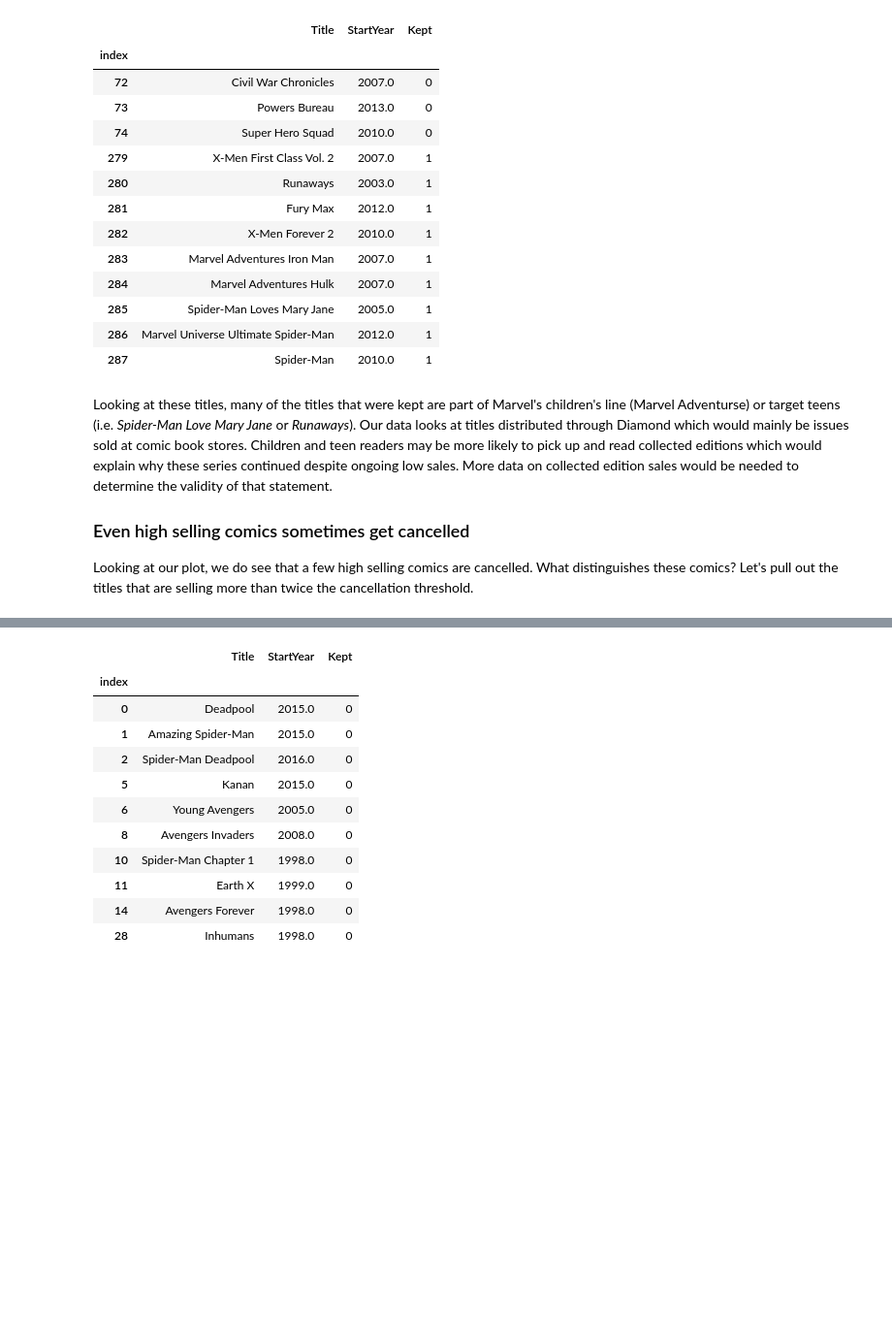
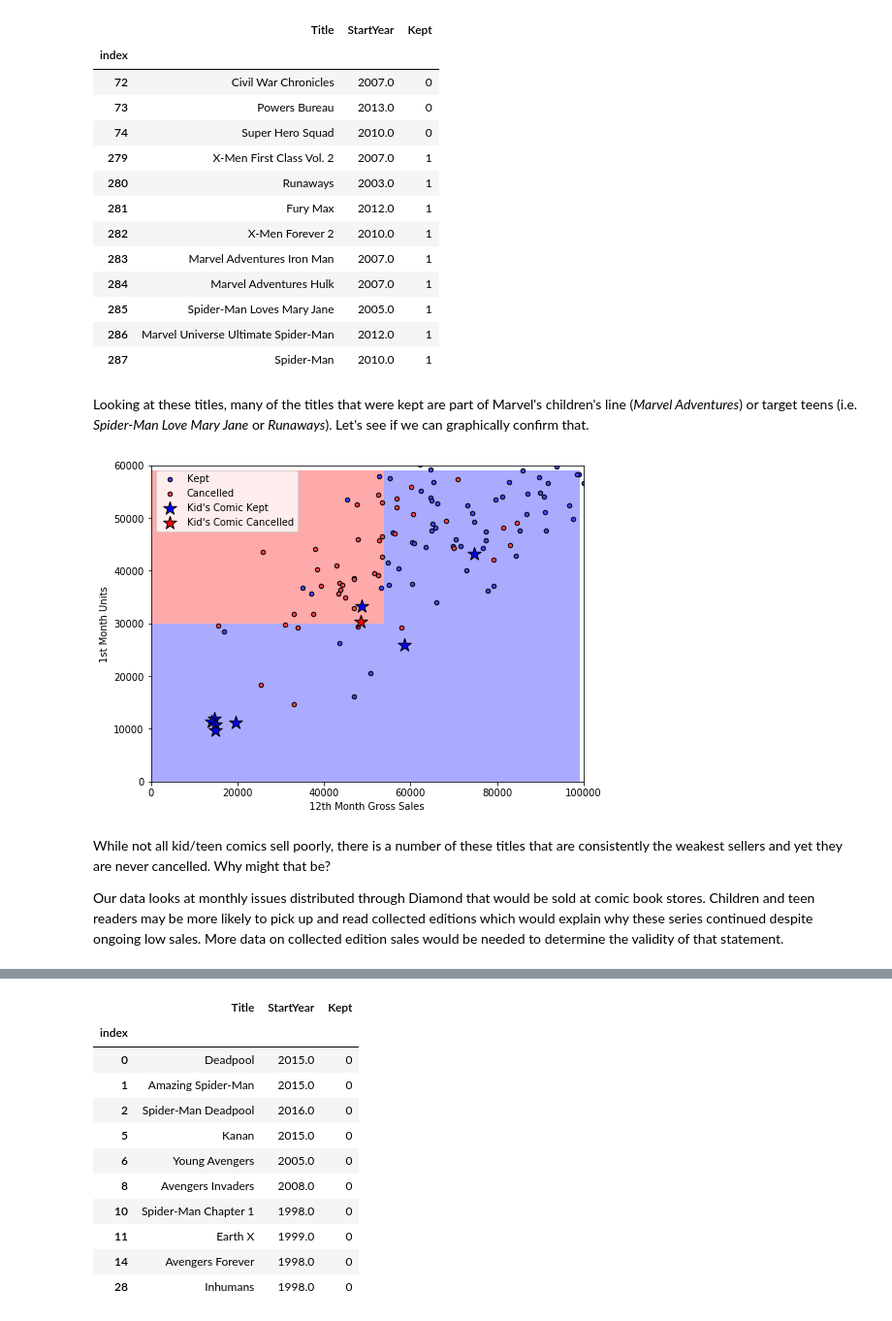
Before and after one commit to christopherpease/ComicSales, a Jupyter notebook: 2 Comic Book Cancellations - Machine Learning.ipynb, the cells around one changed output, grey strips where cells are left out. Shown at 97% size. Cells and saved outputs as stored; diff of their text form; code cells hidden in the pictures; blank space fills up the shorter version.

```diff
--- a/2 Comic Book Cancellations - Machine Learning.ipynb
+++ b/2 Comic Book Cancellations - Machine Learning.ipynb
@@ -253,9 +244,46 @@ Niche Titles: Low 1st and 12th Month Sales
 | 285 | Spider-Man Loves Mary Jane | 2005.0 | 1 |
 | 286 | Marvel Universe Ultimate Spider-Man | 2012.0 | 1 |
 | 287 | Spider-Man | 2010.0 | 1 |
+# %% [markdown]
+Looking at these titles, many of the titles that were kept are part of Marvel's children's line (*Marvel Adventures*) or target teens (i.e. *Spider-Man Love Mary Jane* or *Runaways*). Let's see if we can graphically confirm that.
+# %%
+# Plot the fit to the the two most important features
+features = ['Gross12', 'Units1']
+plt.figure(figsize=(8,6))
+clf = tree.DecisionTreeClassifier(min_samples_leaf=15)
+
+X = df[features]
+y = df['Kept']
+clf.fit(X, y)
+[xmin, xmax] = [0, 100000]
+[ymin, ymax] = [0, 60000]
+
+# Plot predicted values as the background
+grid = np.mgrid[xmin:xmax:1000, ymin:ymax:1000]
+[xx, yy] = grid
+Z = clf.predict(grid.reshape(2,-1).T)
+Z = Z.reshape(xx.shape)
+plt.pcolormesh(xx, yy, Z, cmap=ListedColormap(['#FFAAAA', '#AAAAFF']))
+
+# Plot all comics as small circles
+plt.scatter(x=df.loc[df.Kept==1,features[0]], y=df.loc[df.Kept==1,features[1]], c='#4444FF', edgecolor='k', s=20, label='Kept')
+plt.scatter(x=df.loc[df.Kept==0,features[0]], y=df.loc[df.Kept==0,features[1]], c='#FF4444', edgecolor='k', s=20, label='Cancelled')
+
+# Plot kid/teen comics as extra large stars
+df_teen = df[df.Title.str.contains('Adventures|Runaways|Young|Ultimate|Loves|Squirrel|Spidey|Marvel Universe')
+         & (df.Title != 'Ultimates') & (df.Title != 'Ultimates 2') | (df.Title == 'Spider-Man') ]
+plt.scatter(x=df_teen.loc[df_teen.Kept==1,features[0]], y=df_teen.loc[df_teen.Kept==1,features[1]], c='blue', edgecolor='k', marker='*', s=200, label='Kid\'s Comic Kept')
+plt.scatter(x=df_teen.loc[df_teen.Kept==0,features[0]], y=df_teen.loc[df_teen.Kept==0,features[1]], c='red', edgecolor='k', marker='*', s=200, label='Kid\'s Comic Cancelled')
+
+plt.legend(loc='best')
+plt.xlabel('12th Month Gross Sales')
+plt.ylabel('1st Month Units')
+plt.xlim([xmin, xmax])
+plt.ylim([ymin, ymax])
+plt.show()
+# %% [output]
+[figure, added]
 # %% [markdown]
-Looking at these titles, many of the titles that were kept are part of Marvel's children's line (Marvel Adventurse) or target teens (i.e. *Spider-Man Love Mary Jane* or *Runaways*). Our data looks at titles distributed through Diamond which would mainly be issues sold at comic book stores. Children and teen readers may be more likely to pick up and read collected editions which would explain why these series continued despite ongoing low sales. More data on collected edition sales would be needed to determine the validity of that statement.
+While not all kid/teen comics sell poorly, there is a number of these titles that are consistently the weakest sellers and yet they are never cancelled. Why might that be?
 
-### Even high selling comics sometimes get cancelled
-
-Looking at our plot, we do see that a few high selling comics are cancelled. What distinguishes these comics? Let's pull out the titles that are selling more than twice the cancellation threshold.
+Our data looks at monthly issues distributed through Diamond that would be sold at comic book stores. Children and teen readers may be more likely to pick up and read collected editions which would explain why these series continued despite ongoing low sales. More data on collected edition sales would be needed to determine the validity of that statement.
```
Also changed, not shown: parts of 33 cells of this notebook, 8 other files.
